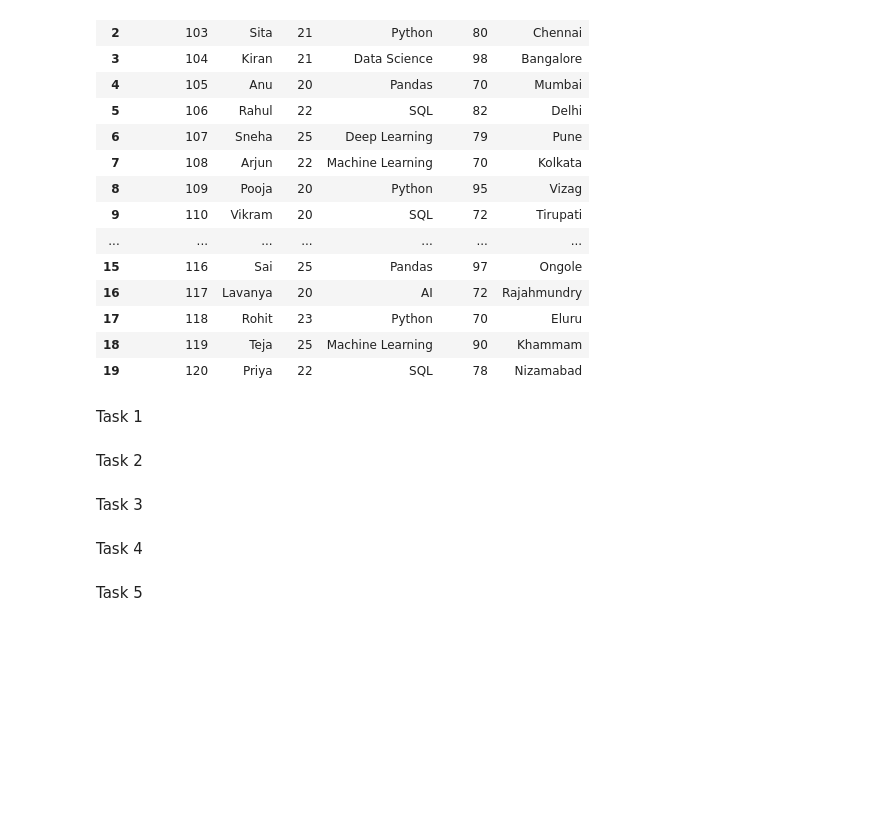
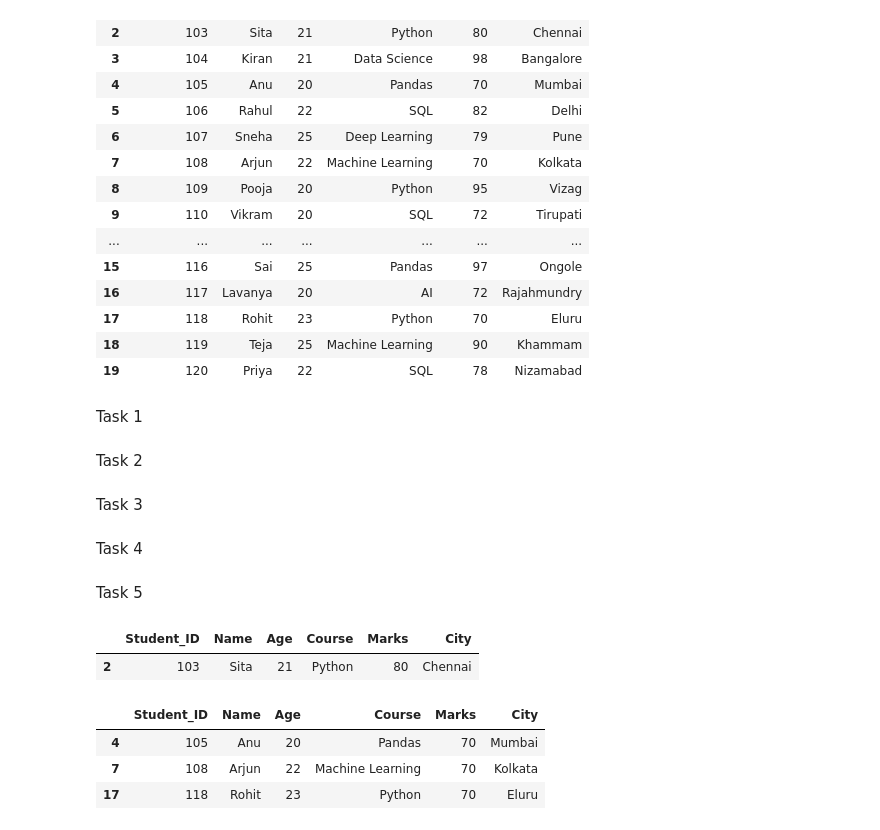
Before and after one commit to Jagadeesh-krishna/program, a Jupyter notebook: pandas.ipynb, the cells around one changed output. Drawn from its saved outputs; the diff is of its cells as text; code cells hidden in the pictures; blank space fills up the shorter version.

```diff
--- a/pandas.ipynb
+++ b/pandas.ipynb
@@ -557,0 +563,5 @@ df.iloc[:,4]
+# %%
+df[df["City"]== "Chennai"]
+# %% [output]
+|  | Student_ID | Name | Age | Course | Marks | City |
+| 2 | 103 | Sita | 21 | Python | 80 | Chennai |
@@ -557,0 +572,8 @@ df.iloc[:,4]
+# %%
+# task 1
+df[df["Marks"]<=71]
+# %% [output]
+|  | Student_ID | Name | Age | Course | Marks | City |
+| 4 | 105 | Anu | 20 | Pandas | 70 | Mumbai |
+| 7 | 108 | Arjun | 22 | Machine Learning | 70 | Kolkata |
+| 17 | 118 | Rohit | 23 | Python | 70 | Eluru |
```
Also changed, not shown: parts of 9 cells of this notebook.
